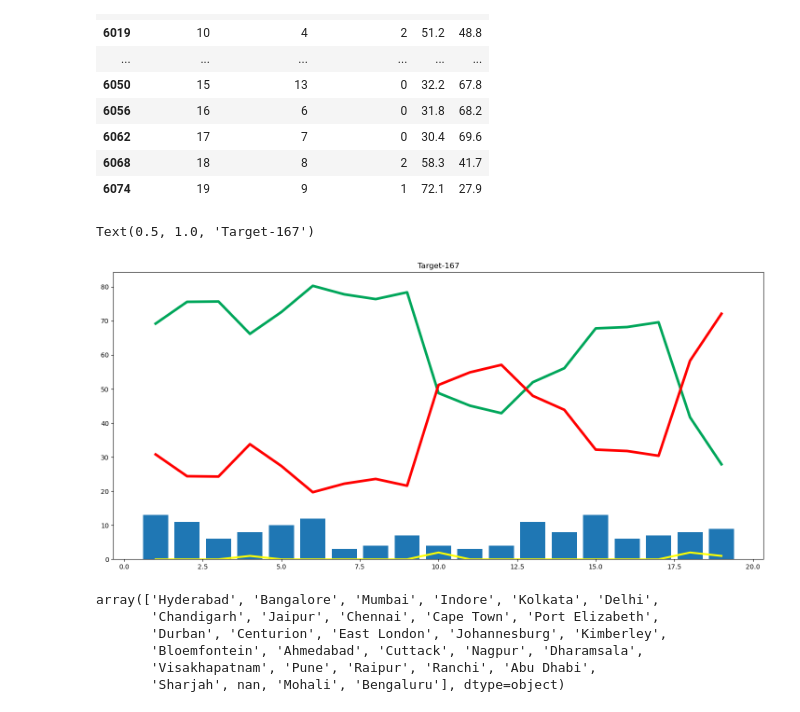
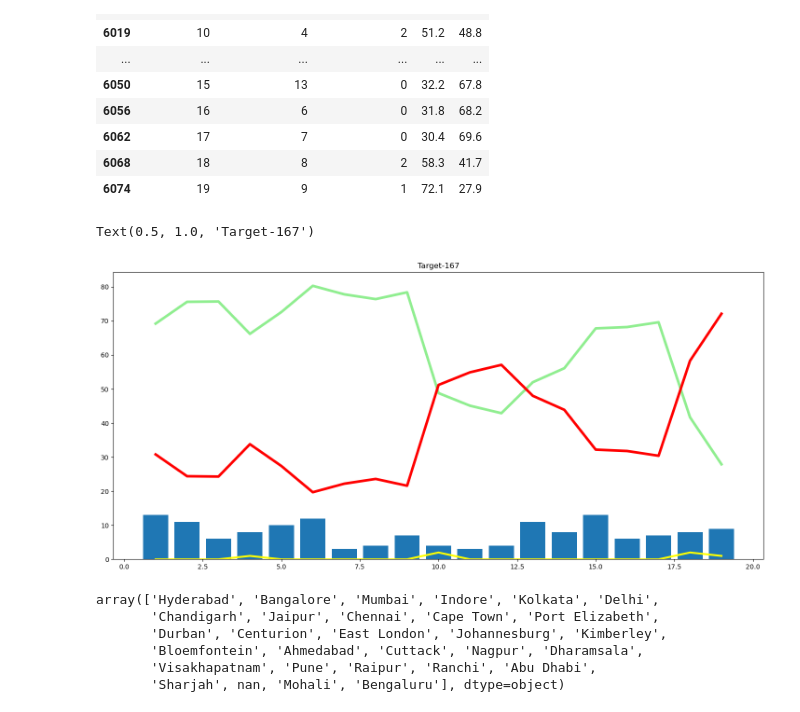
Before and after one commit to SmayanKulkarni/IPL-Win-Prediction-using-Machine-Learning, a Jupyter notebook: predictor.ipynb, the cells around one changed output. Saved outputs shown, nothing was run; the diff lists cells and outputs as text; code cells hidden in the pictures.

```diff
--- a/predictor.ipynb
+++ b/predictor.ipynb
@@ -264,14 +264,14 @@ Target: 167
 # %%
 import matplotlib.pyplot as plt
 plt.figure(figsize=(18,8))
 plt.plot(temp_df['end_of_over'],temp_df['wickets_in_over'],color='yellow',linewidth=3)
-plt.plot(temp_df['end_of_over'],temp_df['win'],color='#00a65a',linewidth=4)
+plt.plot(temp_df['end_of_over'],temp_df['win'],color='lightgreen',linewidth=4)
 plt.plot(temp_df['end_of_over'],temp_df['lose'],color='red',linewidth=4)
 plt.bar(temp_df['end_of_over'],temp_df['runs_after_over'])
 plt.title('Target-' + str(target))
 # %% [output]
 Text(0.5, 1.0, 'Target-167')
-[figure, old version]
+[figure, new version]
 # %%
 delivery_df['city'].unique()
 # %% [output]
```
